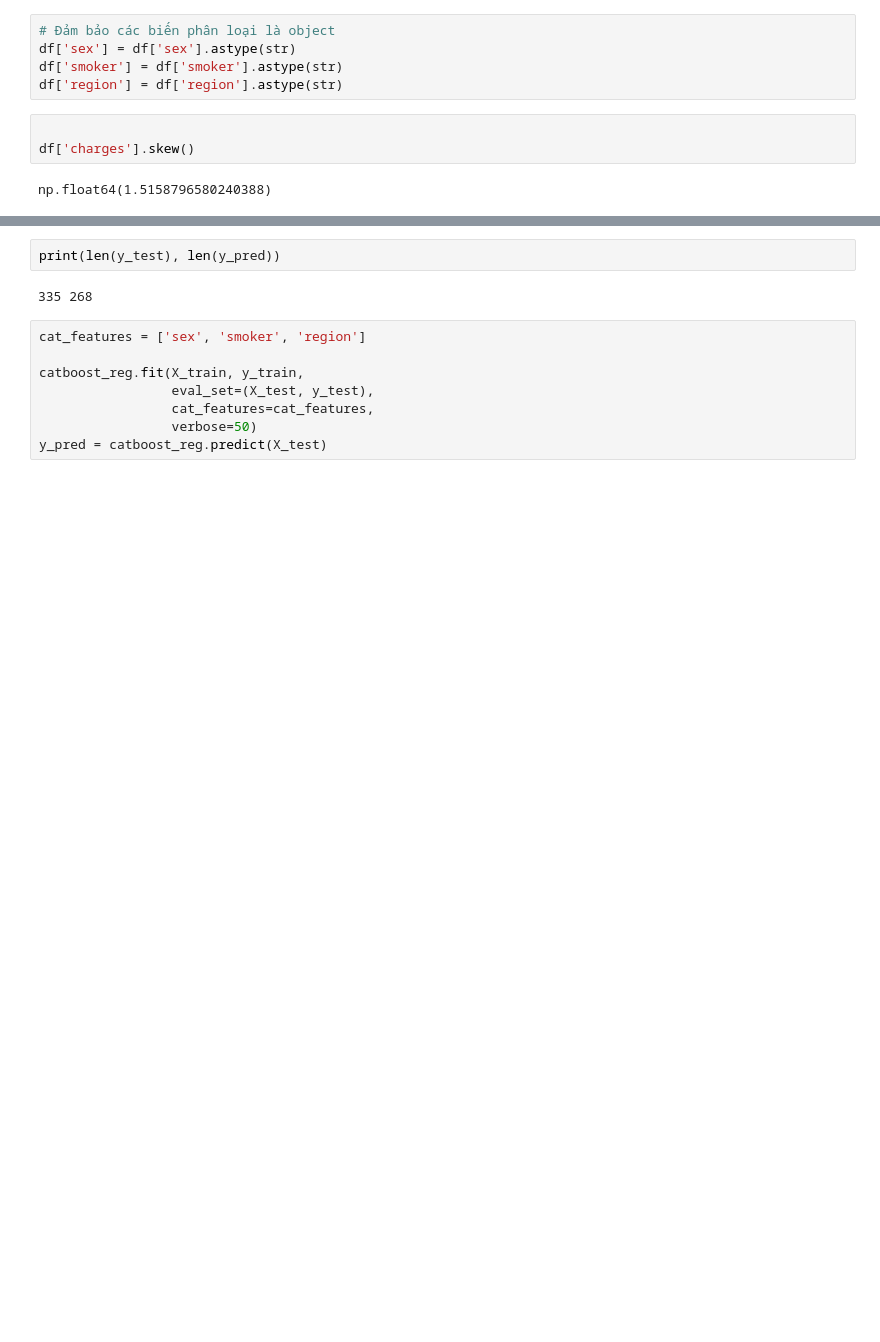
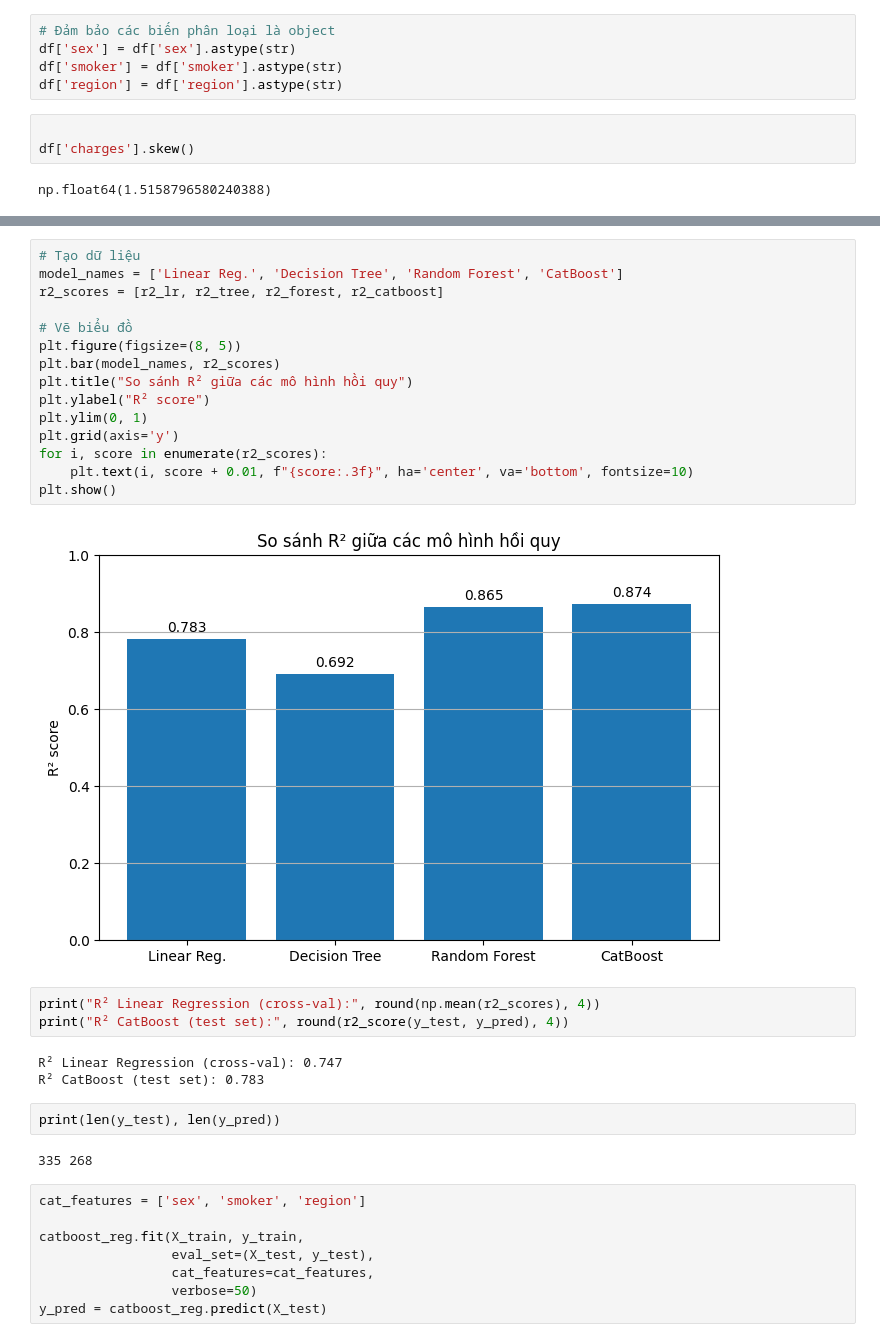
Before and after one commit to haruna1202/medical-cost_-1-, a Jupyter notebook: Medical_Cost_Persional.ipynb, the cells around one changed output, grey strips where cells are left out. Cells and saved outputs as stored; diff of their text form; blank space fills up the shorter version.

```diff
--- a/Medical_Cost_Persional.ipynb
+++ b/Medical_Cost_Persional.ipynb
@@ -437,3 +434,26 @@ R² trên tập test: 0.8755
+# %%
+# Tạo dữ liệu
+model_names = ['Linear Reg.', 'Decision Tree', 'Random Forest', 'CatBoost']
+r2_scores = [r2_lr, r2_tree, r2_forest, r2_catboost]
+
+# Vẽ biểu đồ
+plt.figure(figsize=(8, 5))
+plt.bar(model_names, r2_scores)
+plt.title("So sánh R² giữa các mô hình hồi quy")
+plt.ylabel("R² score")
+plt.ylim(0, 1)
+plt.grid(axis='y')
+for i, score in enumerate(r2_scores):
+    plt.text(i, score + 0.01, f"{score:.3f}", ha='center', va='bottom', fontsize=10)
+plt.show()
+# %% [output]
+[figure, added]
+# %%
+print("R² Linear Regression (cross-val):", round(np.mean(r2_scores), 4))
+print("R² CatBoost (test set):", round(r2_score(y_test, y_pred), 4))
+# %% [output]
+R² Linear Regression (cross-val): 0.747
+R² CatBoost (test set): 0.783
 # %%
 print(len(y_test), len(y_pred))
 # %% [output]
```
Also changed, not shown: parts of 4 cells of this notebook.
